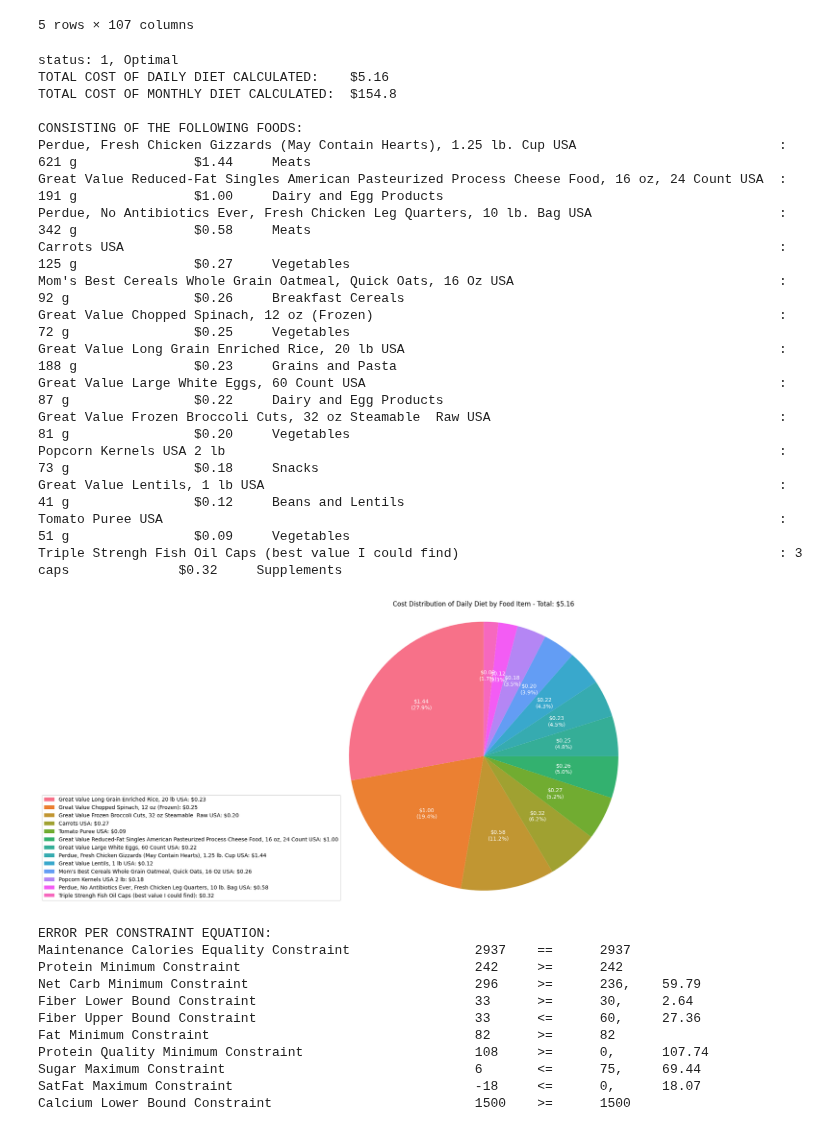
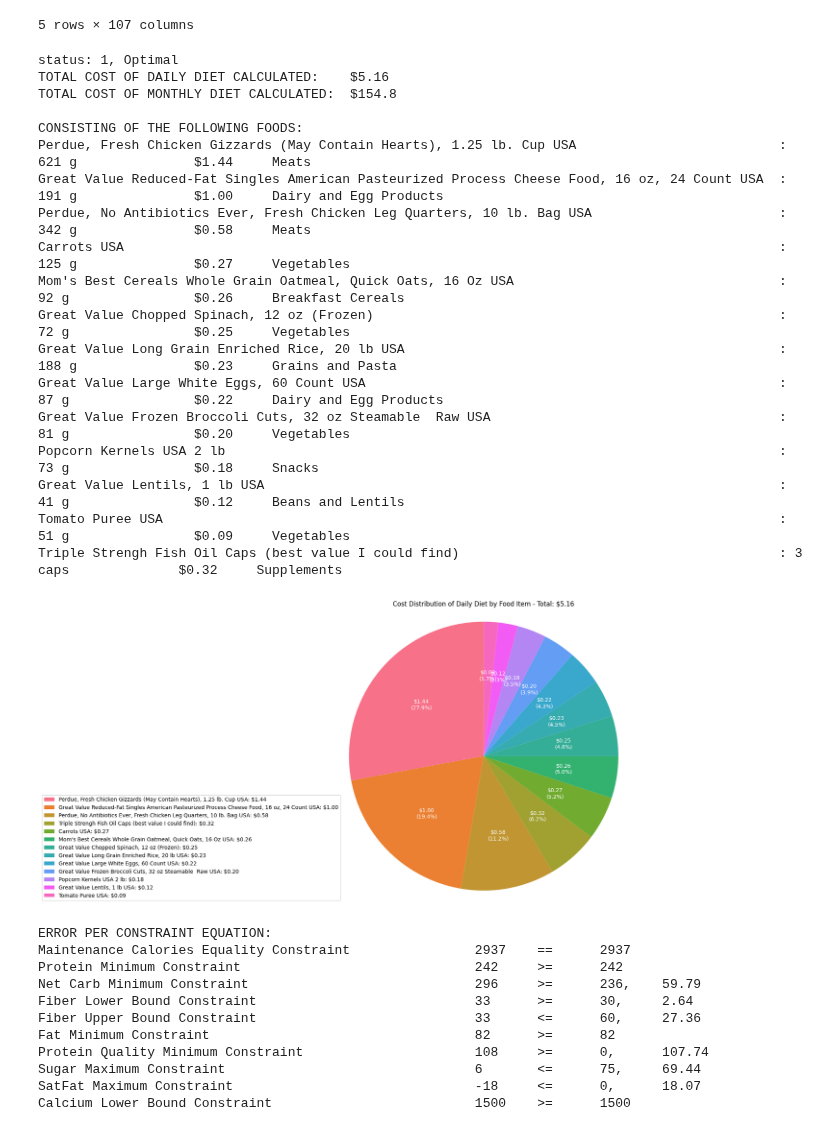
Before and after one commit to Hyperi0n1337/Linear-Optimization-Diet, a Jupyter notebook: Linear Optimization.ipynb, the cells around one changed output. Drawn from its saved outputs; the diff is of its cells as text; code cells hidden in the pictures.

Commit message:
minor fix - legend bug

```diff
--- a/Linear Optimization.ipynb
+++ b/Linear Optimization.ipynb
@@ -353,35 +353,35 @@ wedges, texts, autotexts = plt.pie(results_df['Cost ($)'], labels=results_df['Fo
                                    autopct=lambda pct: f"${results_df['Cost ($)'].sum() * pct / 100:.2f}\n({pct:.1f}%)",
                                    textprops=dict(color="w"))
 
 # Equal aspect ratio ensures the pie chart is a circle
 plt.axis('equal')
 plt.title(f'Cost Distribution of Daily Diet by Food Item - Total: ${rounded_total:.2f}')
 
 # Adding legend with text and cost
-legend_labels = [f"{results_df['Food Name'][i]}: ${results_df['Cost ($)'][i]:.2f}" for i in range(len(results_df))]
+legend_labels = [f"{results_df.iloc[i]['Food Name']}: ${results_df.iloc[i]['Cost ($)']:.2f}" for i in range(len(results_df))]
 plt.legend(wedges, legend_labels, loc='lower left', bbox_to_anchor=(-1, 0))
 
 plt.show()
 # %% [output]
 status: 1, Optimal
 TOTAL COST OF DAILY DIET CALCULATED:    $5.16
 TOTAL COST OF MONTHLY DIET CALCULATED:  $154.8
 
 CONSISTING OF THE FOLLOWING FOODS:
 Perdue, Fresh Chicken Gizzards (May Contain Hearts), 1.25 lb. Cup USA                          : 621 g               $1.44     Meats
 Great Value Reduced-Fat Singles American Pasteurized Process Cheese Food, 16 oz, 24 Count USA  : 191 g               $1.00     Dairy and Egg Products
 Perdue, No Antibiotics Ever, Fresh Chicken Leg Quarters, 10 lb. Bag USA                        : 342 g               $0.58     Meats
 Carrots USA                                                                                    : 125 g               $0.27     Vegetables
 Mom's Best Cereals Whole Grain Oatmeal, Quick Oats, 16 Oz USA                                  : 92 g                $0.26     Breakfast Cereals
 Great Value Chopped Spinach, 12 oz (Frozen)                                                    : 72 g                $0.25     Vegetables
 Great Value Long Grain Enriched Rice, 20 lb USA                                                : 188 g               $0.23     Grains and Pasta
 Great Value Large White Eggs, 60 Count USA                                                     : 87 g                $0.22     Dairy and Egg Products
 Great Value Frozen Broccoli Cuts, 32 oz Steamable  Raw USA                                     : 81 g                $0.20     Vegetables
 Popcorn Kernels USA 2 lb                                                                       : 73 g                $0.18     Snacks
 Great Value Lentils, 1 lb USA                                                                  : 41 g                $0.12     Beans and Lentils
 Tomato Puree USA                                                                               : 51 g                $0.09     Vegetables
 Triple Strengh Fish Oil Caps (best value I could find)                                         : 3 caps              $0.32     Supplements
-[figure, old version]
+[figure, new version]
 # %%
 
 # Print errors per constraint equation
```
